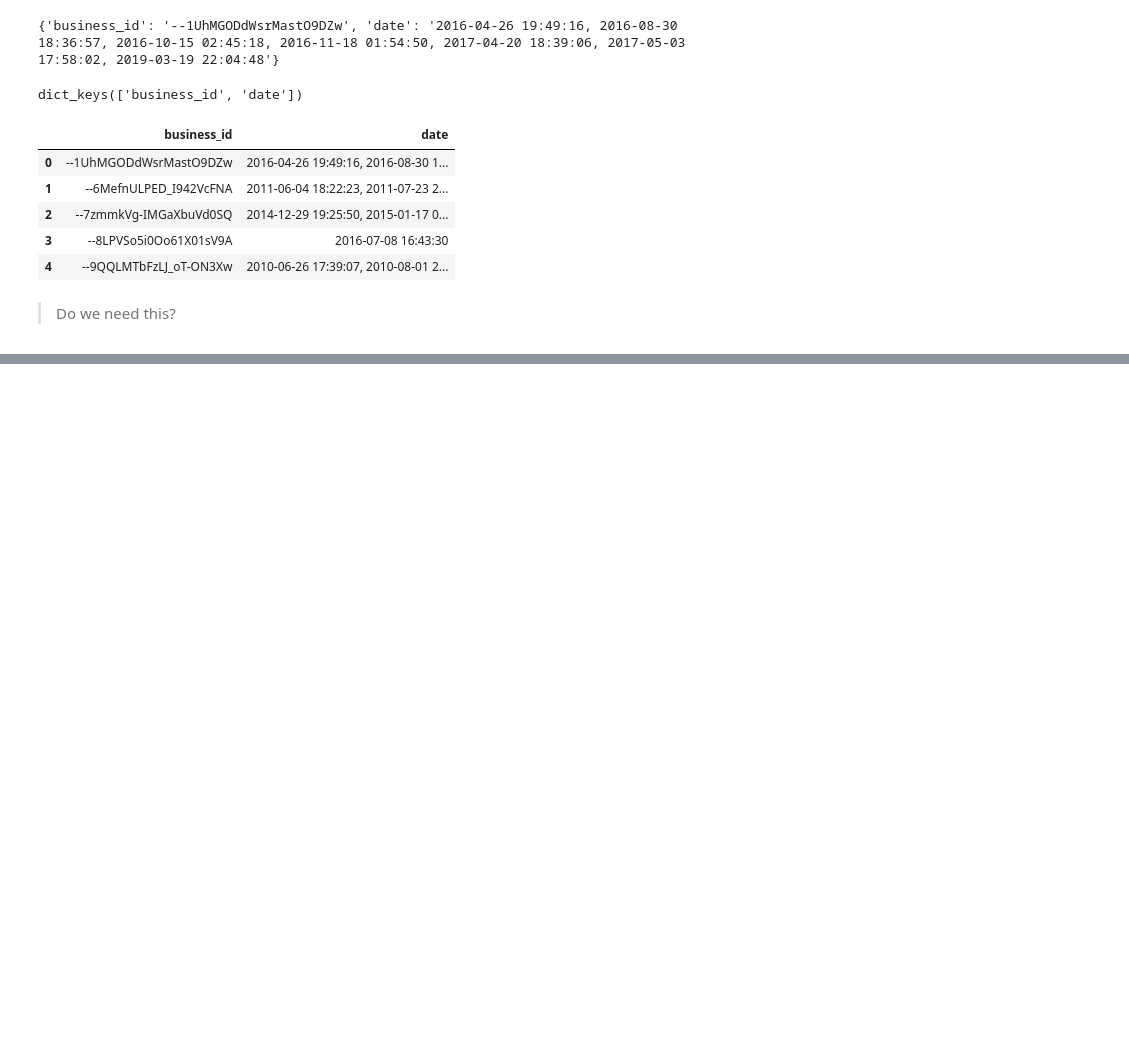
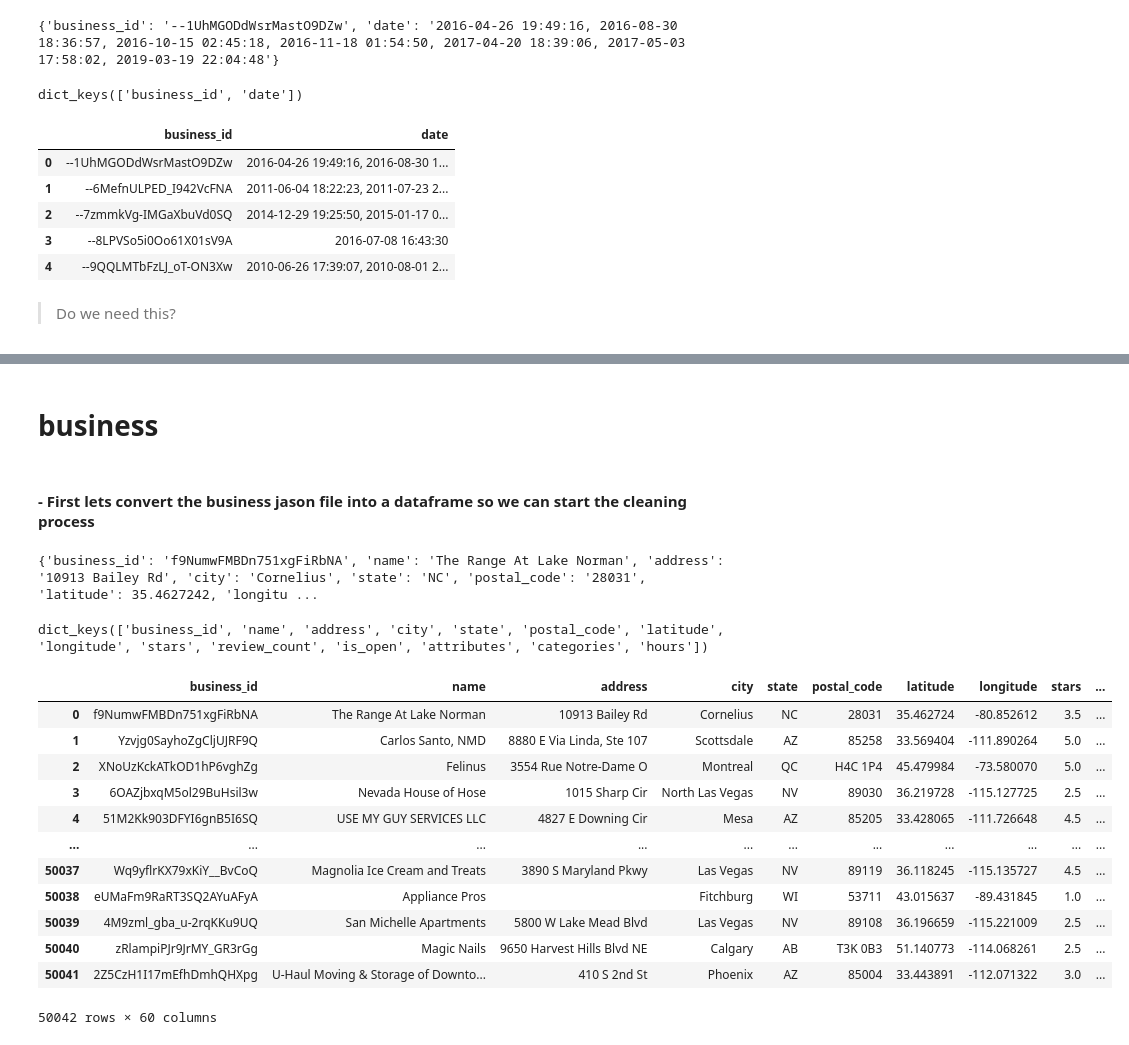
Before and after one commit to CS-UCR/final-project-order-66, a Jupyter notebook: Data_Cleaning.ipynb, the cells around one changed output, grey strips where cells are left out. Drawn from its saved outputs; the diff is of its cells as text; code cells hidden in the pictures; blank space fills up the shorter version.

```diff
--- a/Data_Cleaning.ipynb
+++ b/Data_Cleaning.ipynb
@@ -68,0 +113,15 @@ checkin_df.head()
+# %% [markdown]
+# business
+# %% [markdown]
+#### - First lets convert the business jason file into a dataframe so we can start the cleaning process
+# %%
+business = [json.loads(line) for line in open('businessTEST2.json', 'r')]     # create a dictionary to read in the json objects of the tip file
+print (business[0])
+# %% [output]
+{'business_id': 'f9NumwFMBDn751xgFiRbNA', 'name': 'The Range At Lake Norman', 'address': '10913 Bailey Rd', 'city': 'Cornelius', 'state': 'NC', 'postal_code': '28031', 'latitude': 35.4627242, 'longitu ...
+# %%
+#print out the key term
+test = business[0]
+test.keys()
+# %% [output]
+dict_keys(['business_id', 'name', 'address', 'city', 'state', 'postal_code', 'latitude', 'longitude', 'stars', 'review_count', 'is_open', 'attributes', 'categories', 'hours'])
@@ -68,0 +130,16 @@ checkin_df.head()
+# %%
+business_df
+# %% [output]
+|  | business_id | name | address | city | state | postal_code | latitude | longitude | stars | ... |
+| 0 | f9NumwFMBDn751xgFiRbNA | The Range At Lake Norman | 10913 Bailey Rd | Cornelius | NC | 28031 | 35.462724 | -80.852612 | 3.5 | ... |
+| 1 | Yzvjg0SayhoZgCljUJRF9Q | Carlos Santo, NMD | 8880 E Via Linda, Ste 107 | Scottsdale | AZ | 85258 | 33.569404 | -111.890264 | 5.0 | ... |
+| 2 | XNoUzKckATkOD1hP6vghZg | Felinus | 3554 Rue Notre-Dame O | Montreal | QC | H4C 1P4 | 45.479984 | -73.580070 | 5.0 | ... |
+| 3 | 6OAZjbxqM5ol29BuHsil3w | Nevada House of Hose | 1015 Sharp Cir | North Las Vegas | NV | 89030 | 36.219728 | -115.127725 | 2.5 | ... |
+| 4 | 51M2Kk903DFYI6gnB5I6SQ | USE MY GUY SERVICES LLC | 4827 E Downing Cir | Mesa | AZ | 85205 | 33.428065 | -111.726648 | 4.5 | ... |
+| ... | ... | ... | ... | ... | ... | ... | ... | ... | ... | ... |
+| 50037 | Wq9yflrKX79xKiY__BvCoQ | Magnolia Ice Cream and Treats | 3890 S Maryland Pkwy | Las Vegas | NV | 89119 | 36.118245 | -115.135727 | 4.5 | ... |
+| 50038 | eUMaFm9RaRT3SQ2AYuAFyA | Appliance Pros |  | Fitchburg | WI | 53711 | 43.015637 | -89.431845 | 1.0 | ... |
+| 50039 | 4M9zml_gba_u-2rqKKu9UQ | San Michelle Apartments | 5800 W Lake Mead Blvd | Las Vegas | NV | 89108 | 36.196659 | -115.221009 | 2.5 | ... |
+| 50040 | zRlampiPJr9JrMY_GR3rGg | Magic Nails | 9650 Harvest Hills Blvd NE | Calgary | AB | T3K 0B3 | 51.140773 | -114.068261 | 2.5 | ... |
+| 50041 | 2Z5CzH1I17mEfhDmhQHXpg | U-Haul Moving & Storage of Downto... | 410 S 2nd St | Phoenix | AZ | 85004 | 33.443891 | -112.071322 | 3.0 | ... |
+50042 rows × 60 columns
```
Also changed, not shown: parts of 17 cells of this notebook.
